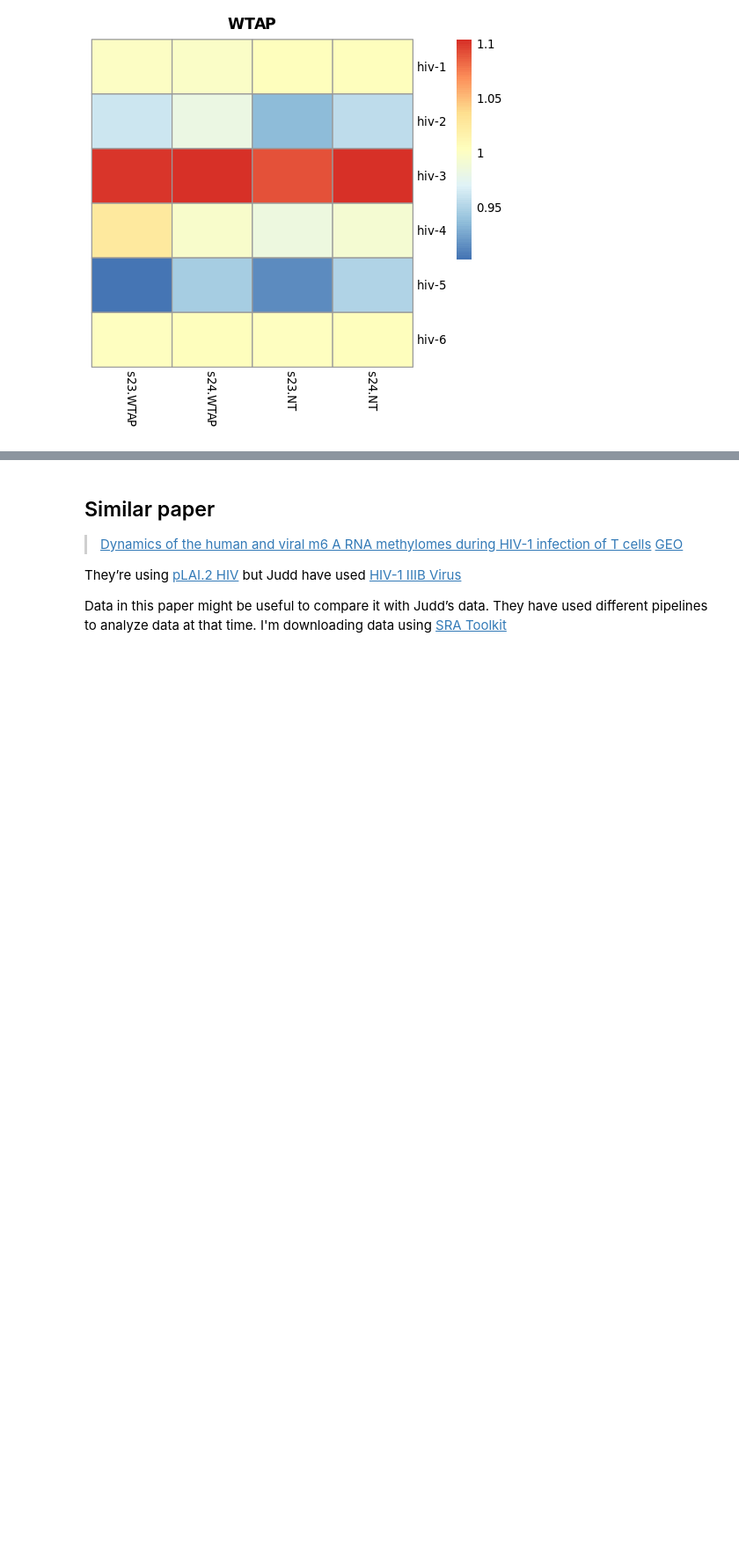
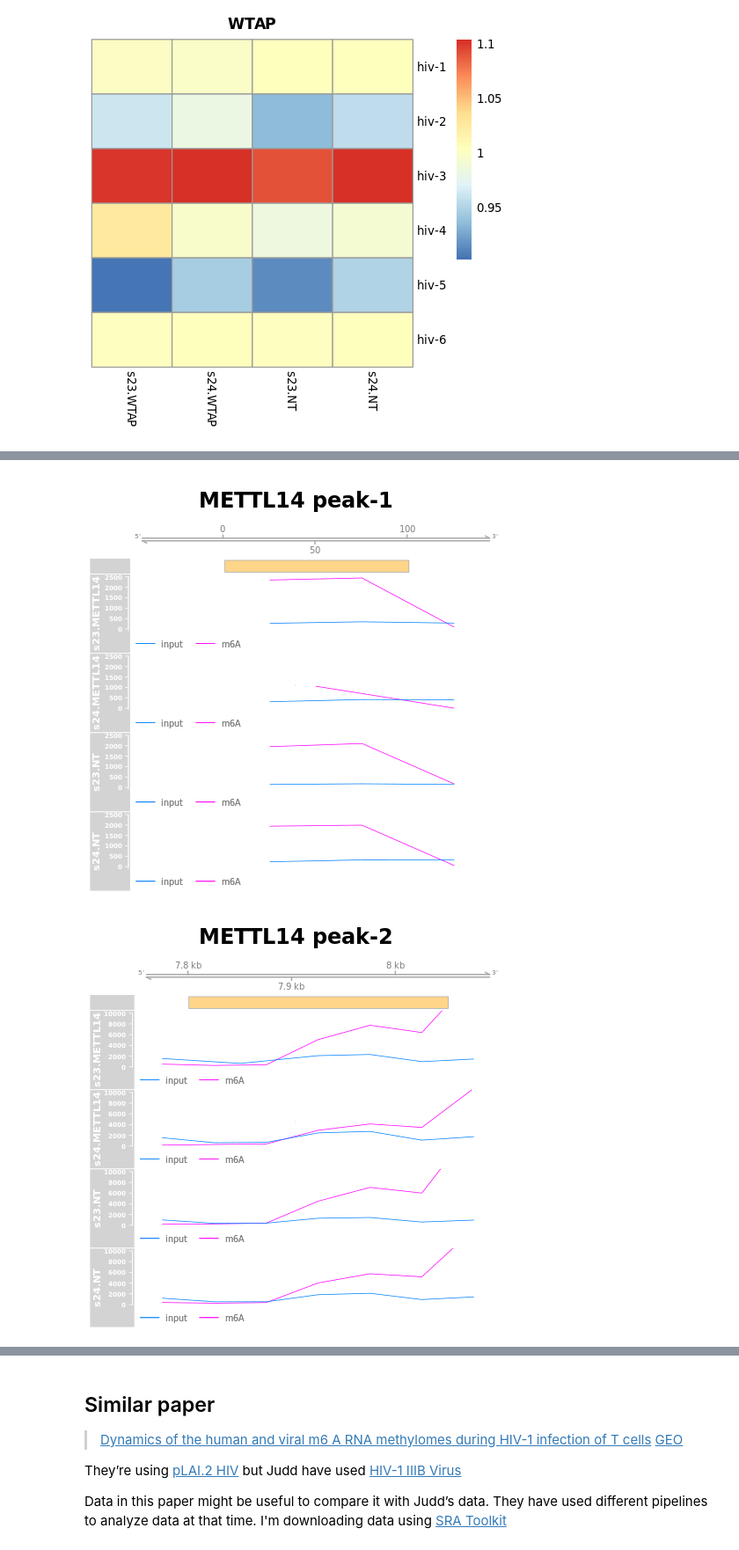
Before and after one commit to goodarzilab/Abe, a Jupyter notebook: People/Judd/notebook.ipynb, the cells around one changed output, grey strips where cells are left out. Shown at 88% size. Drawn from its saved outputs; the diff is of its cells as text; code cells hidden in the pictures; blank space fills up the shorter version.

```diff
--- a/People/Judd/notebook.ipynb
+++ b/People/Judd/notebook.ipynb
@@ -703,0 +790,20 @@ locale:
+# %%
+%%R
+# fa <- FaFile(file='HIV/HIV.fa'); idx <- scanFaIndex(fa)
+# genome(idx) <- 'HIV'; gen = genome(idx)
+# https://support.bioconductor.org/p/91850/
+hiv_dna <- readDNAStringSet("HIV/HIV.fa")
+names(hiv_dna) <- 'chr1'
+# export(hiv_dna, "HIV/HIV.fa.2bit")
+# hiv <- TwoBitFile("HIV/HIV.fa.2bit")
+
+# read HIV genome
+hiv_peaks <- read.table(file="piranha/final_piranha.saf", sep="\t", row.names = 1)[-c(1,4)]
+colnames(hiv_peaks) <- c('start', 'end')
+hiv_gr <- GRanges(seqnames="chr1", range=IRanges(start=hiv_peaks$start, end=hiv_peaks$end),strand='*')
+names(hiv_gr) <- paste('peak', 1:6, sep='-')
+genome(hiv_gr) <- 'HIV'; gen<- 'HIV'
+chr <- as.character(unique(seqnames(hiv_gr)))
+# finding peak cordinate sequences
+hiv_gr$sequence = ''
+for (i in 1:6){ hiv_gr$sequence[i] <- as.character (hiv_dna$chr1[start(hiv_gr)[i]:end(hiv_gr)[i]]) }
@@ -703,0 +839,27 @@ locale:
+# %%
+%%R
+grtrack <- GeneRegionTrack(hiv_gr, genome = gen, chromosome = chr, name = "Gene Model")
+gtrack <- GenomeAxisTrack()
+# %%
+%%R
+peak_ploter <- function(treat,ymax,mins = rep(50,6), plus = rep(50,6)){
+    for (i in 1:6){
+        plotTracks(
+            list (gtrack, grtrack,
+                  get (paste('s23', treat, sep ='.')),get(paste('s24', treat, sep ='.')),
+                  get ('s23.NT'),get ('s24.NT')
+                 ),
+            type="l",
+            from=start(hiv_gr)[i] - mins[i], to=end(hiv_gr)[i] + plus[i] , ylim= c(-100,ymax[i]),
+            main = paste(treat, names(hiv_gr)[i]),
+            add53=T,chromosome = "chr1",cex=1)
+    }
+}
+# %%
+%%R
+treat = 'METTL14'
+ymax = c(2.5e3,1e4,4.3e4,4e4,1e4,1e4)
+peak_ploter (treat,ymax)
+# %% [output]
+[figure, added]
+[figure, added]
```
Also changed, not shown: parts of 25 cells of this notebook.
